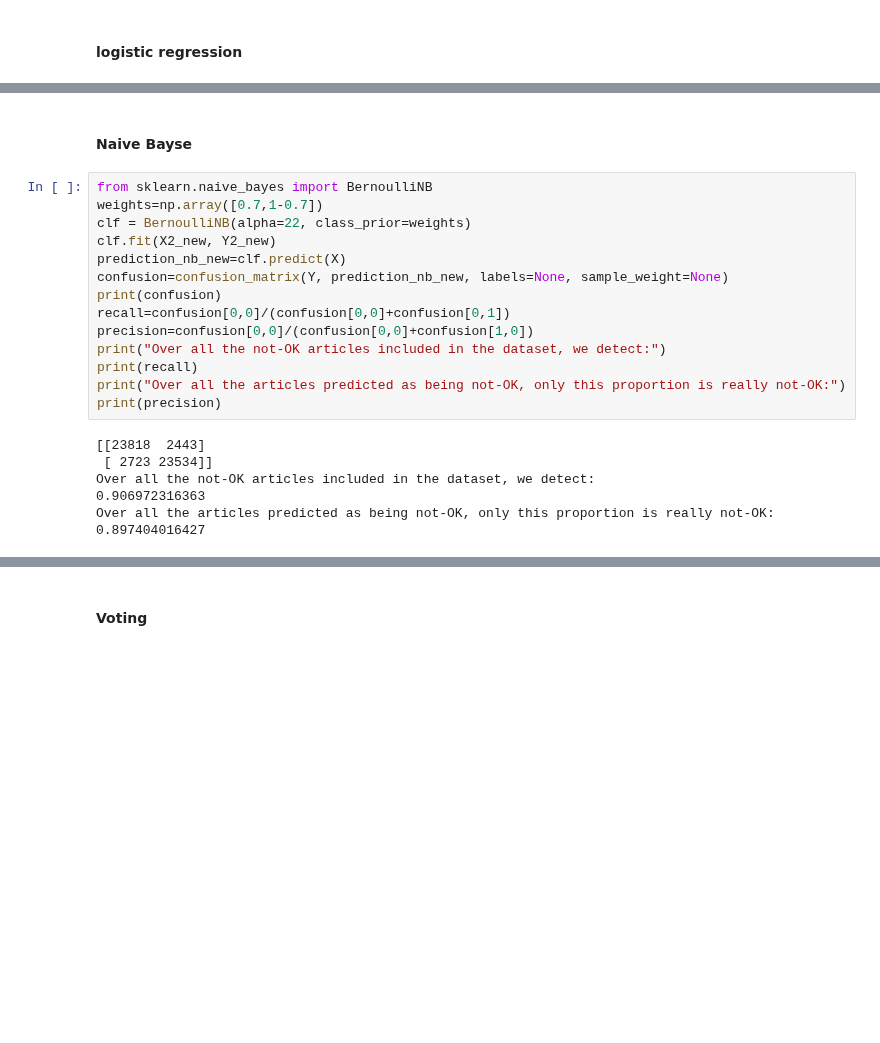
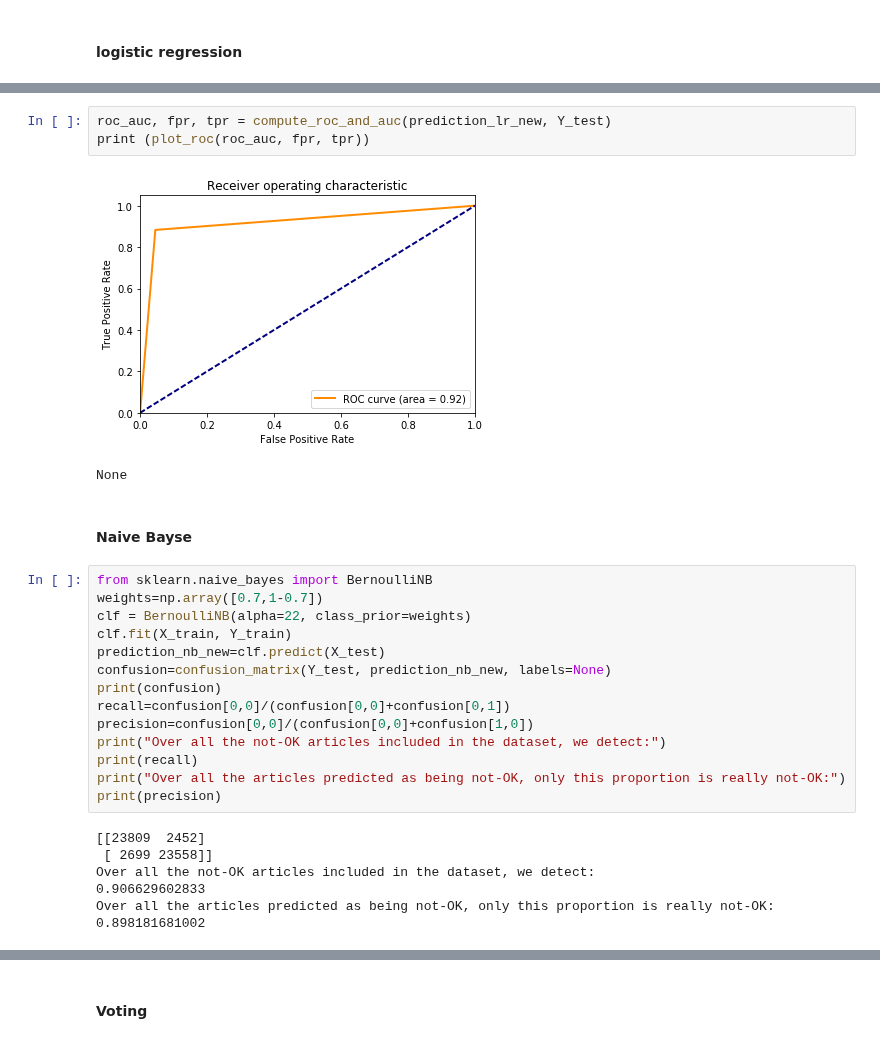
Before and after one commit to yfe404/wikipedia-spam-classifier, a Jupyter notebook: notebooks/spam_detection_wikipedia_fv.ipynb, the cells around one changed output, grey strips where cells are left out. Drawn from its saved outputs; the diff is of its cells as text; blank space fills up the shorter version.

```diff
--- a/notebooks/spam_detection_wikipedia_fv.ipynb
+++ b/notebooks/spam_detection_wikipedia_fv.ipynb
@@ -346,12 +417,18 @@ Over all the articles predicted as being not-OK, only this proportion is really
+# %%
+roc_auc, fpr, tpr = compute_roc_and_auc(prediction_lr_new, Y_test)
+print (plot_roc(roc_auc, fpr, tpr))
+# %% [output]
+[figure, added]
+None
 # %% [markdown]
 #### Naive Bayse
 # %%
 from sklearn.naive_bayes import BernoulliNB
 weights=np.array([0.7,1-0.7])
 clf = BernoulliNB(alpha=22, class_prior=weights)
-clf.fit(X2_new, Y2_new)
-prediction_nb_new=clf.predict(X)
-confusion=confusion_matrix(Y, prediction_nb_new, labels=None, sample_weight=None)
+clf.fit(X_train, Y_train)
+prediction_nb_new=clf.predict(X_test)
+confusion=confusion_matrix(Y_test, prediction_nb_new, labels=None)
 print(confusion)
 recall=confusion[0,0]/(confusion[0,0]+confusion[0,1])
 precision=confusion[0,0]/(confusion[0,0]+confusion[1,0])
@@ -360,9 +437,9 @@ print(recall)
 print("Over all the articles predicted as being not-OK, only this proportion is really not-OK:")
 print(precision)
 # %% [output]
-[[23818  2443]
- [ 2723 23534]]
+[[23809  2452]
+ [ 2699 23558]]
 Over all the not-OK articles included in the dataset, we detect:
-0.906972316363
+0.906629602833
 Over all the articles predicted as being not-OK, only this proportion is really not-OK:
-0.897404016427
+0.898181681002
```
Also changed, not shown: parts of 33 cells of this notebook, 1 other file.
